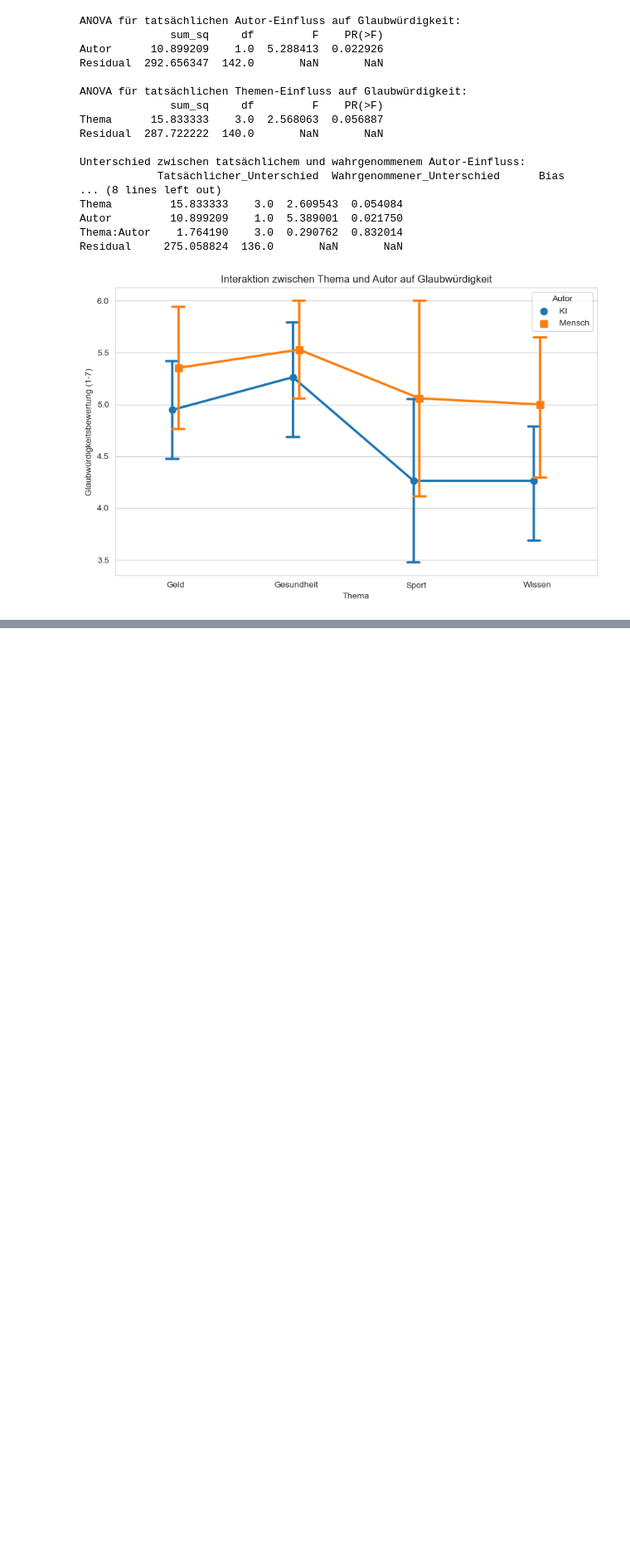
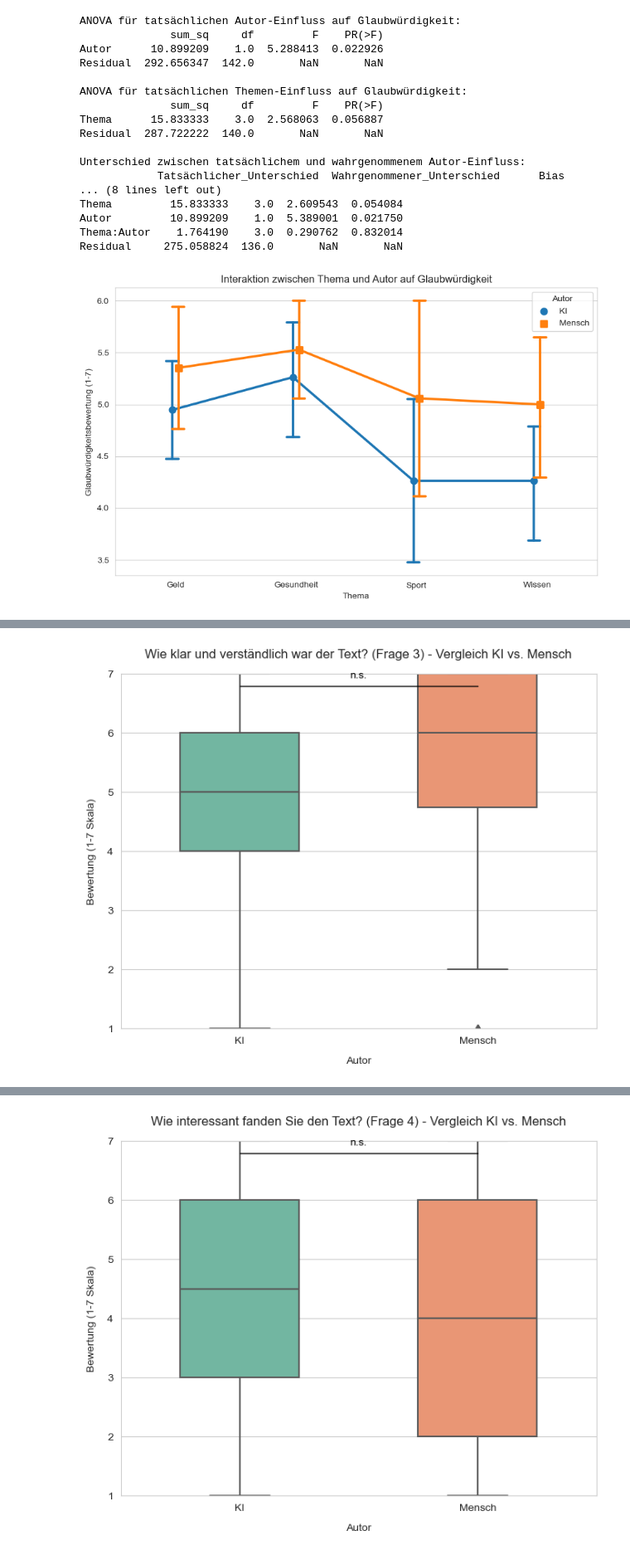
Before and after one commit to FlorianZierer/Impact-of-topic-on-credibility, a Jupyter notebook: auswertung.ipynb, the cells around one changed output, grey strips where cells are left out. Shown at 83% size. Saved outputs shown, nothing was run; the diff lists cells and outputs as text; code cells hidden in the pictures; blank space fills up the shorter version.

```diff
--- a/auswertung.ipynb
+++ b/auswertung.ipynb
@@ -943,0 +1020,76 @@ Mensch-Autoren: F = 3.46, p = 0.0214
+# %%
+import pandas as pd
+import matplotlib.pyplot as plt
+import seaborn as sns
+from scipy import stats
+import numpy as np
+
+# Daten laden und vorbereiten
+ai_data = pd.read_csv('ai_labelled.csv')
+human_data = pd.read_csv('human_labelled.csv', sep=';')
+ai_data['Autor'] = 'KI'
+human_data['Autor'] = 'Mensch'
+data = pd.concat([ai_data, human_data])
+
+# Funktion zur Analyse ohne Themenunterscheidung
+def analyze_question_overall(question_num, question_text):
+    # Daten extrahieren (alle Themen zusammenfassen)
+    melted_data = pd.melt(data, id_vars=['Autor'],
+                         value_vars=[
+                             f'Geld - {question_num}. {question_text}',
+                             f'Gesundheit - {question_num}. {question_text}',
+                             f'Sport - {question_num}. {question_text}',
+                             f'Wissen - {question_num}. {question_text}'
+                         ],
+                         var_name='Frage',
+                         value_name='Bewertung')
+
+    # Boxplot erstellen
+    plt.figure(figsize=(8, 6))
+    sns.boxplot(x='Autor', y='Bewertung',
+                data=melted_data, palette='Set2', width=0.5)
+    plt.title(f'{question_text} (Frage {question_num}) - Vergleich KI vs. Mensch', pad=15)
+    plt.xlabel('Autor', labelpad=10)
+    plt.ylabel('Bewertung (1-7 Skala)', labelpad=10)
+    plt.ylim(1, 7)
+
+    # t-Test durchführen
+    ki = melted_data[melted_data['Autor'] == 'KI']['Bewertung']
+    mensch = melted_data[melted_data['Autor'] == 'Mensch']['Bewertung']
+
+    t_stat, p_val = stats.ttest_ind(ki, mensch, nan_policy='omit')
+
+    # Signifikanz annotieren
+    y_pos = 6.8
+    if p_val < 0.001:
+        symbol = '***'
+    elif p_val < 0.01:
+        symbol = '**'
+    elif p_val < 0.05:
+        symbol = '*'
+    else:
+        symbol = 'n.s.'
+
+    plt.plot([0, 1], [y_pos, y_pos], lw=1, color='black')
+    plt.text(0.5, y_pos+0.1, symbol, ha='center', va='bottom', color='black')
+
+    # Ergebnisse ausgeben
+    print(f"\nErgebnisse für Frage {question_num} ({question_text}):")
+    print(f"KI (M±SD): {np.mean(ki):.2f} ± {np.std(ki):.2f}")
+    print(f"Mensch (M±SD): {np.mean(mensch):.2f} ± {np.std(mensch):.2f}")
+    print(f"t-Test: t = {t_stat:.2f}, p = {p_val:.4f}")
+
+    plt.show()
+
+# Analysen durchführen
+questions = {
+    3: "Wie klar und verständlich war der Text?",
+    4: "Wie interessant fanden Sie den Text?",
+    6: "Wie sachlich fanden sie den Text?",
+    7: "Haben Sie den Eindruck, dass der Autor Fachkompetenz besitzt?",
+    9: "Wie wahrscheinlich ist es, dass der Text missverstanden werden könnte?"
+}
+
+for q_num, q_text in questions.items():
+    analyze_question_overall(q_num, q_text)
+# %% [output]
@@ -943,0 +1100 @@ Mensch-Autoren: F = 3.46, p = 0.0214
+[figure, added]
@@ -943,0 +1105 @@ Mensch-Autoren: F = 3.46, p = 0.0214
+[figure, added]
```
Also changed, not shown: parts of 3 cells of this notebook, 1 other file.
